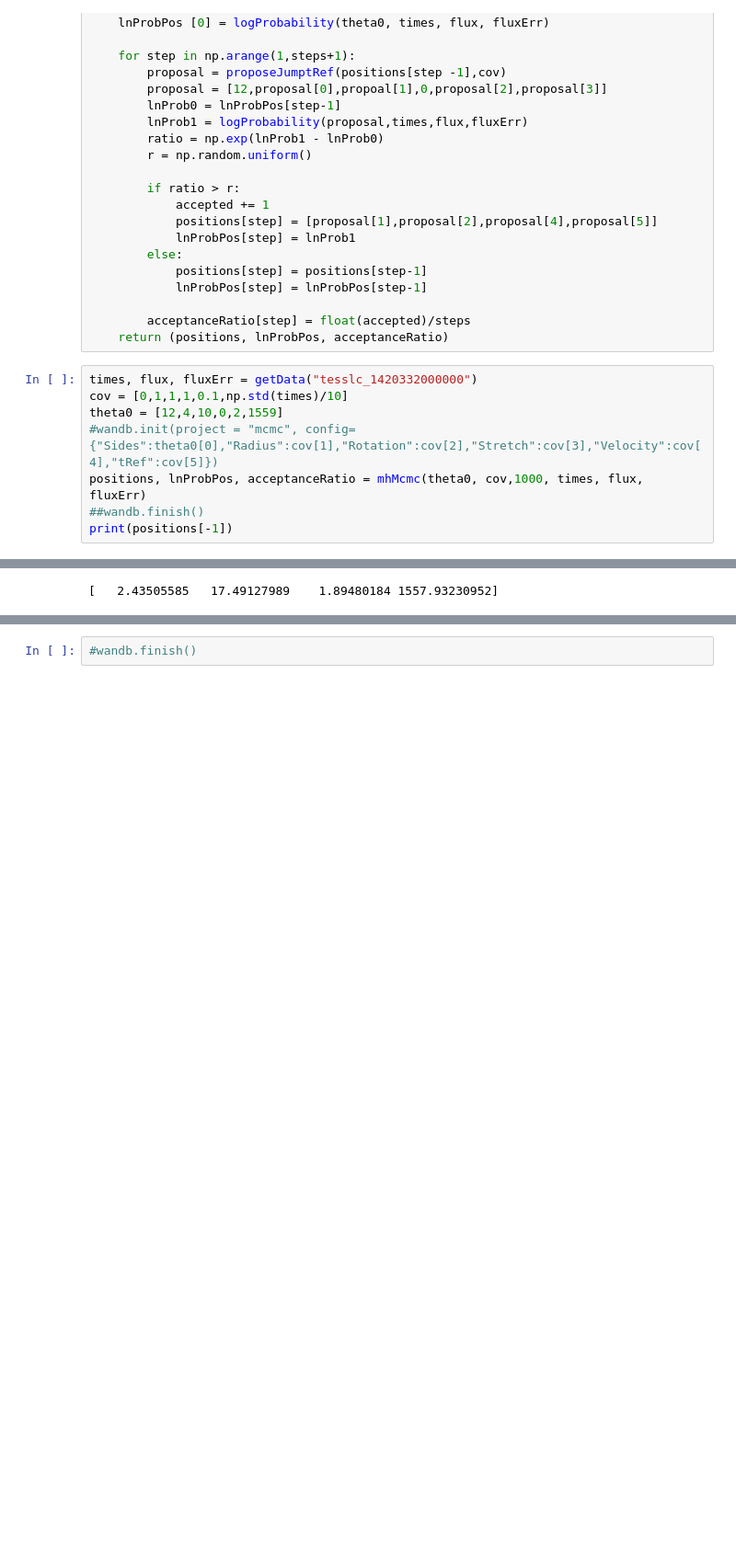
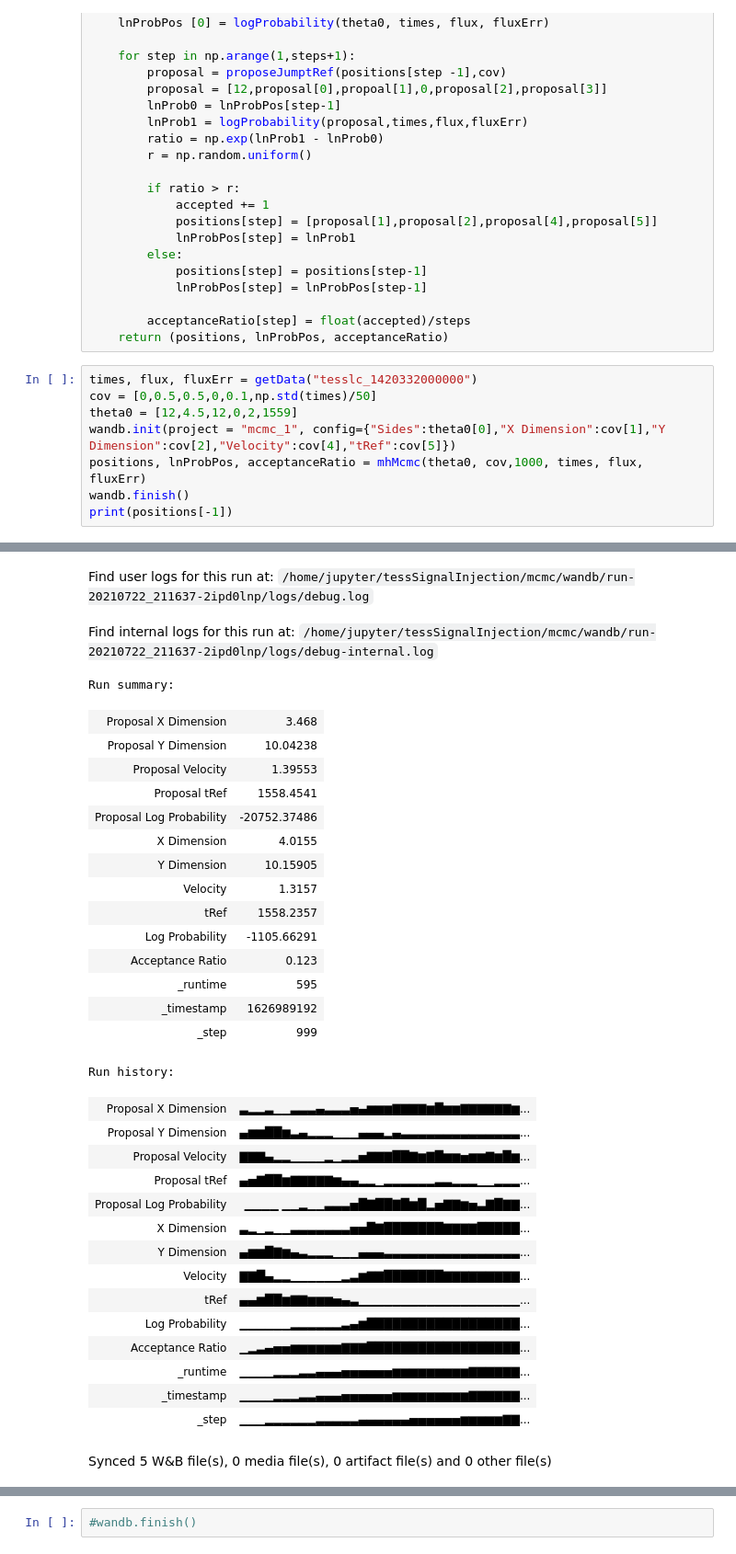
Before and after one commit to joshua-bromley/tessSignalInjection, a Jupyter notebook: mcmc/simpleSampler.ipynb, the cells around one changed output, grey strips where cells are left out. Shown at 92% size. Saved outputs shown, nothing was run; the diff lists cells and outputs as text; blank space fills up the shorter version.

```diff
--- a/mcmc/simpleSampler.ipynb
+++ b/mcmc/simpleSampler.ipynb
@@ -224,10 +225,10 @@ def tRefMcmc(theta0, cov, steps, times, flux, fluxErr):
     return (positions, lnProbPos, acceptanceRatio)
 # %%
 times, flux, fluxErr = getData("tesslc_1420332000000")
-cov = [0,1,1,1,0.1,np.std(times)/10]
-theta0 = [12,4,10,0,2,1559]
-#wandb.init(project = "mcmc", config={"Sides":theta0[0],"Radius":cov[1],"Rotation":cov[2],"Stretch":cov[3],"Velocity":cov[4],"tRef":cov[5]})
+cov = [0,0.5,0.5,0,0.1,np.std(times)/50]
+theta0 = [12,4.5,12,0,2,1559]
+wandb.init(project = "mcmc_1", config={"Sides":theta0[0],"X Dimension":cov[1],"Y Dimension":cov[2],"Velocity":cov[4],"tRef":cov[5]})
 positions, lnProbPos, acceptanceRatio = mhMcmc(theta0, cov,1000, times, flux, fluxErr)
-##wandb.finish()
+wandb.finish()
 print(positions[-1])
 # %% [output]
@@ -234 +242,33 @@ print(positions[-1])
+Find user logs for this run at: /home/jupyter/tessSignalInjection/mcmc/wandb/run-20210722_211637-2ipd0lnp/logs/debug.log
+Find internal logs for this run at: /home/jupyter/tessSignalInjection/mcmc/wandb/run-20210722_211637-2ipd0lnp/logs/debug-internal.log
-[   2.43505585   17.49127989    1.89480184 1557.93230952]
+Run summary:
+| Proposal X Dimension | 3.468 |
+| Proposal Y Dimension | 10.04238 |
+| Proposal Velocity | 1.39553 |
+| Proposal tRef | 1558.4541 |
+| Proposal Log Probability | -20752.37486 |
+| X Dimension | 4.0155 |
+| Y Dimension | 10.15905 |
+| Velocity | 1.3157 |
+| tRef | 1558.2357 |
+| Log Probability | -1105.66291 |
+| Acceptance Ratio | 0.123 |
+| _runtime | 595 |
+| _timestamp | 1626989192 |
+| _step | 999 |
+Run history:
+| Proposal X Dimension | ▃▂▂▃▁▁▃▃▃▄▃▃▃▅▄▆▆▆▇▇▇▇▆█▆▆▇▇▇▇▇▇▆... |
+| Proposal Y Dimension | ▄▆▆██▆▃▄▂▂▂▁▁▁▄▄▄▂▄▃▃▃▃▃▃▃▃▃▃▃▃▃▃... |
+| Proposal Velocity | ▇▇▇▄▂▂▁▁▁▁▂▁▂▂▅▇▇▇██▇▆▇█▆▆▅▆▆▇▆█▆... |
+| Proposal tRef | ▄▅▇██▆▇▇▇▇▇▆▄▄▂▂▁▂▂▂▂▂▂▃▃▂▂▂▁▁▂▂▂... |
+| Proposal Log Probability | ▁▁▁▁ ▁▁▂▁▁▃▃▃▅█▇██▇█▆█▂▅▇▇▆▅▃▇█▇▇... |
+| X Dimension | ▃▂▁▂▁▁▃▃▃▃▃▃▃▅▅█▇███████▇▇▇▇█████... |
+| Y Dimension | ▄▆▆█▇▆▄▃▂▂▂▁▁▁▄▄▄▃▃▃▃▃▃▃▃▃▃▃▃▃▃▃▃... |
+| Velocity | ▇▇█▄▂▂▁▁▁▁▁▁▂▃▆▇▇███████▇▇▇▇▇▇▇▇▇... |
+| tRef | ▄▄▆██▆▇▇▆▆▆▅▄▃▁▁▁▁▁▁▁▁▁▁▁▁▁▁▁▁▁▁▁... |
+| Log Probability | ▁▁▁▁▁▁▂▂▂▂▂▂▃▄▆██████████████████... |
+| Acceptance Ratio | ▁▂▃▄▅▅▆▆▆▆▆▆▇▇▇██████████████████... |
+| _runtime | ▁▁▁▁▂▂▂▃▃▄▄▄▅▅▅▅▅▅▆▆▆▆▆▆▆▆▆▇▇▇▇▇▇... |
+| _timestamp | ▁▁▁▁▂▂▂▃▃▄▄▄▅▅▅▅▅▅▆▆▆▆▆▆▆▆▆▇▇▇▇▇▇... |
+| _step | ▁▁▁▂▂▂▂▂▂▃▃▃▃▃▄▄▄▄▄▄▅▅▅▅▅▅▆▆▆▆▆▇▇... |
+Synced 5 W&B file(s), 0 media file(s), 0 artifact file(s) and 0 other file(s)
```
Also changed, not shown: parts of 8 cells of this notebook, 1 other file.
